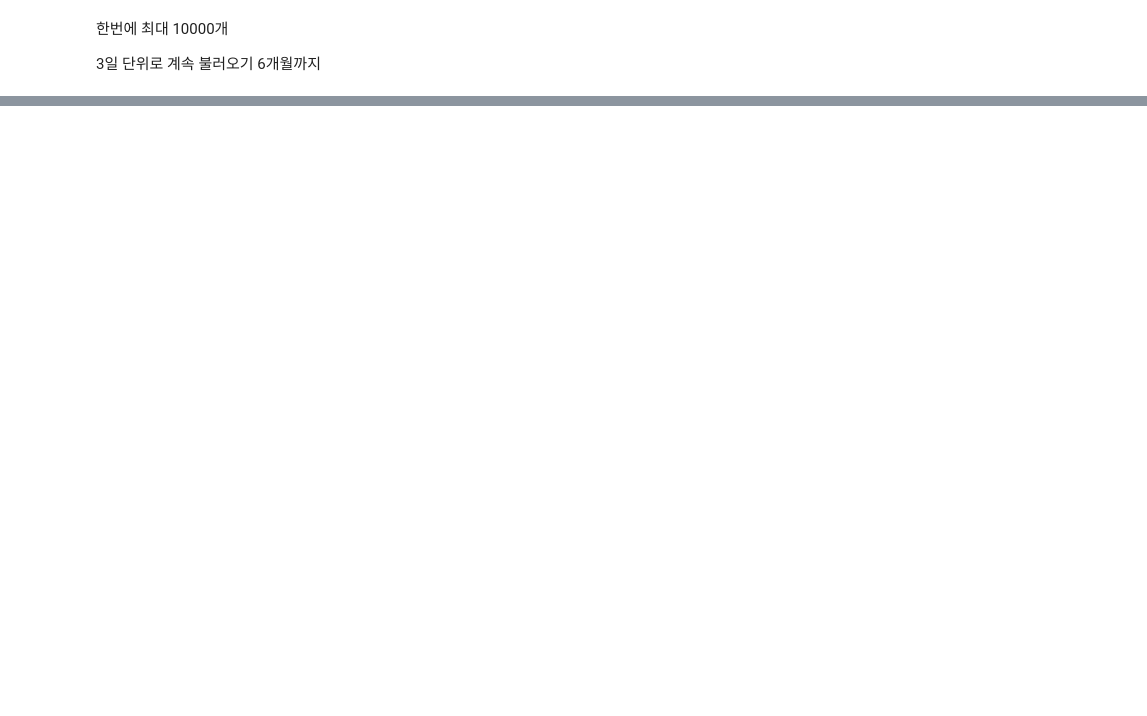
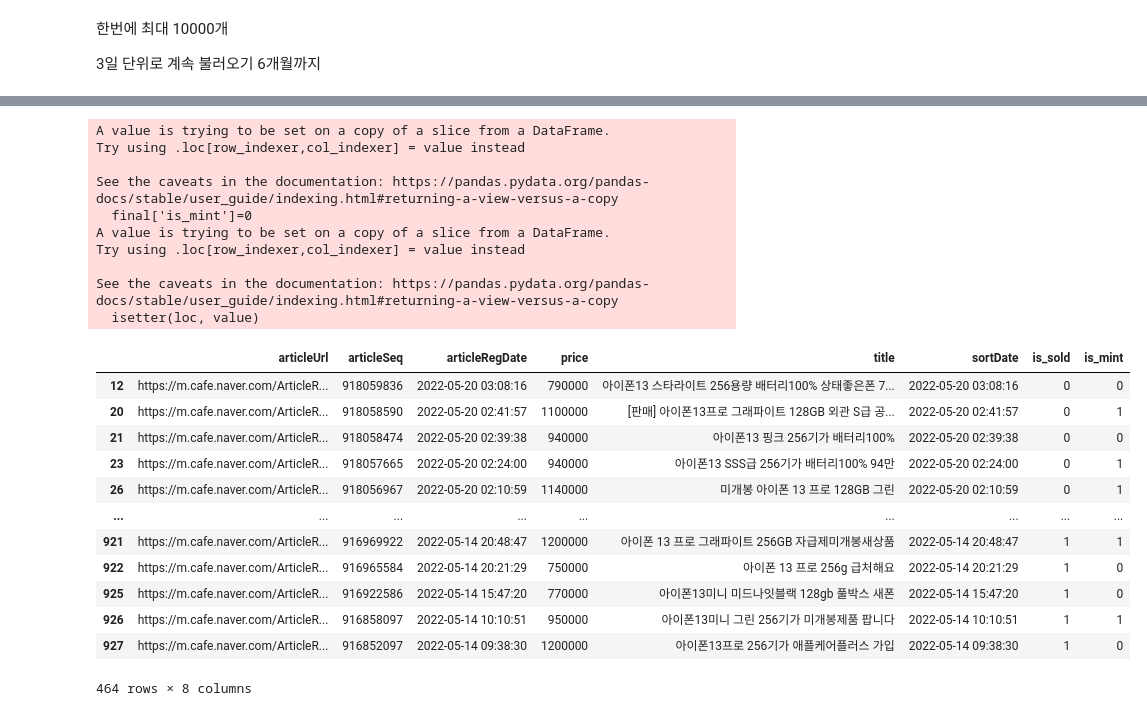
Before and after one commit to capstoneIldanGo/used_product_crawler, a Jupyter notebook: joongna_crawler.ipynb, the cells around one changed output, grey strips where cells are left out. Drawn from its saved outputs; the diff is of its cells as text; code cells hidden in the pictures; blank space fills up the shorter version.

```diff
--- a/joongna_crawler.ipynb
+++ b/joongna_crawler.ipynb
@@ -72 +119,31 @@ df['articleSeq']=df['articleSeq'].astype('int')
+# %%
+#is_mint
+mint_list=list(final[final['title'].str.contains("s급|S급|미개봉|민트급|새상품")].index)
+final['is_mint']=0
+final.loc[mint_list,'is_mint']=1
+final
+# %% [output]
+A value is trying to be set on a copy of a slice from a DataFrame.
+Try using .loc[row_indexer,col_indexer] = value instead
+
+See the caveats in the documentation: https://pandas.pydata.org/pandas-docs/stable/user_guide/indexing.html#returning-a-view-versus-a-copy
+  final['is_mint']=0
+A value is trying to be set on a copy of a slice from a DataFrame.
+Try using .loc[row_indexer,col_indexer] = value instead
+
+See the caveats in the documentation: https://pandas.pydata.org/pandas-docs/stable/user_guide/indexing.html#returning-a-view-versus-a-copy
+  isetter(loc, value)
+|  | articleUrl | articleSeq | articleRegDate | price | title | sortDate | is_sold | is_mint |
+| 12 | https://m.cafe.naver.com/ArticleR... | 918059836 | 2022-05-20 03:08:16 | 790000 | 아이폰13 스타라이트 256용량 배터리100% 상태좋은폰 7... | 2022-05-20 03:08:16 | 0 | 0 |
+| 20 | https://m.cafe.naver.com/ArticleR... | 918058590 | 2022-05-20 02:41:57 | 1100000 | [판매] ﻿아이폰13프로 그래파이트 128GB 외관 S급 공... | 2022-05-20 02:41:57 | 0 | 1 |
+| 21 | https://m.cafe.naver.com/ArticleR... | 918058474 | 2022-05-20 02:39:38 | 940000 | 아이폰13 핑크 256기가 배터리100% | 2022-05-20 02:39:38 | 0 | 0 |
+| 23 | https://m.cafe.naver.com/ArticleR... | 918057665 | 2022-05-20 02:24:00 | 940000 | 아이폰13 SSS급 256기가 배터리100% 94만 | 2022-05-20 02:24:00 | 0 | 1 |
+| 26 | https://m.cafe.naver.com/ArticleR... | 918056967 | 2022-05-20 02:10:59 | 1140000 | 미개봉 아이폰 13 프로 128GB 그린 | 2022-05-20 02:10:59 | 0 | 1 |
+| ... | ... | ... | ... | ... | ... | ... | ... | ... |
+| 921 | https://m.cafe.naver.com/ArticleR... | 916969922 | 2022-05-14 20:48:47 | 1200000 | 아이폰 13 프로 그래파이트 256GB 자급제미개봉새상품 | 2022-05-14 20:48:47 | 1 | 1 |
+| 922 | https://m.cafe.naver.com/ArticleR... | 916965584 | 2022-05-14 20:21:29 | 750000 | 아이폰 13 프로 256g 급처해요 | 2022-05-14 20:21:29 | 1 | 0 |
+| 925 | https://m.cafe.naver.com/ArticleR... | 916922586 | 2022-05-14 15:47:20 | 770000 | 아이폰13미니 미드나잇블랙 128gb 풀박스 새폰 | 2022-05-14 15:47:20 | 1 | 0 |
+| 926 | https://m.cafe.naver.com/ArticleR... | 916858097 | 2022-05-14 10:10:51 | 950000 | 아이폰13미니 그린 256기가 미개봉제품 팝니다 | 2022-05-14 10:10:51 | 1 | 1 |
+| 927 | https://m.cafe.naver.com/ArticleR... | 916852097 | 2022-05-14 09:38:30 | 1200000 | 아이폰13프로 256기가 애플케어플러스 가입 | 2022-05-14 09:38:30 | 1 | 0 |
+464 rows × 8 columns
 # %%
```
Also changed, not shown: parts of 15 cells of this notebook, 3 other files.
